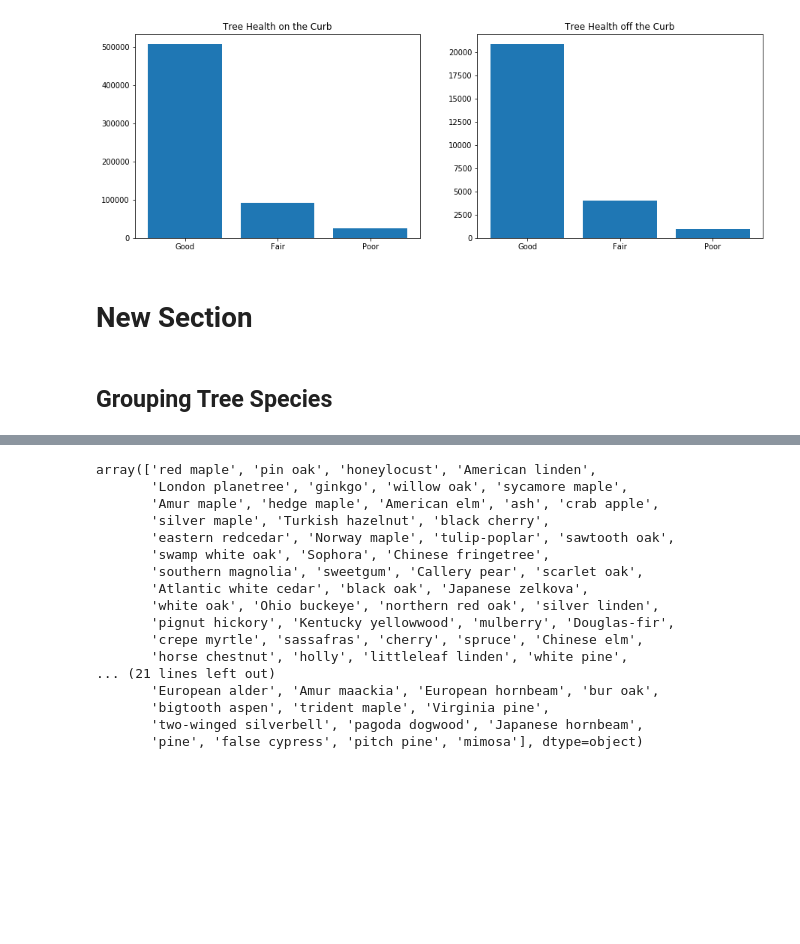
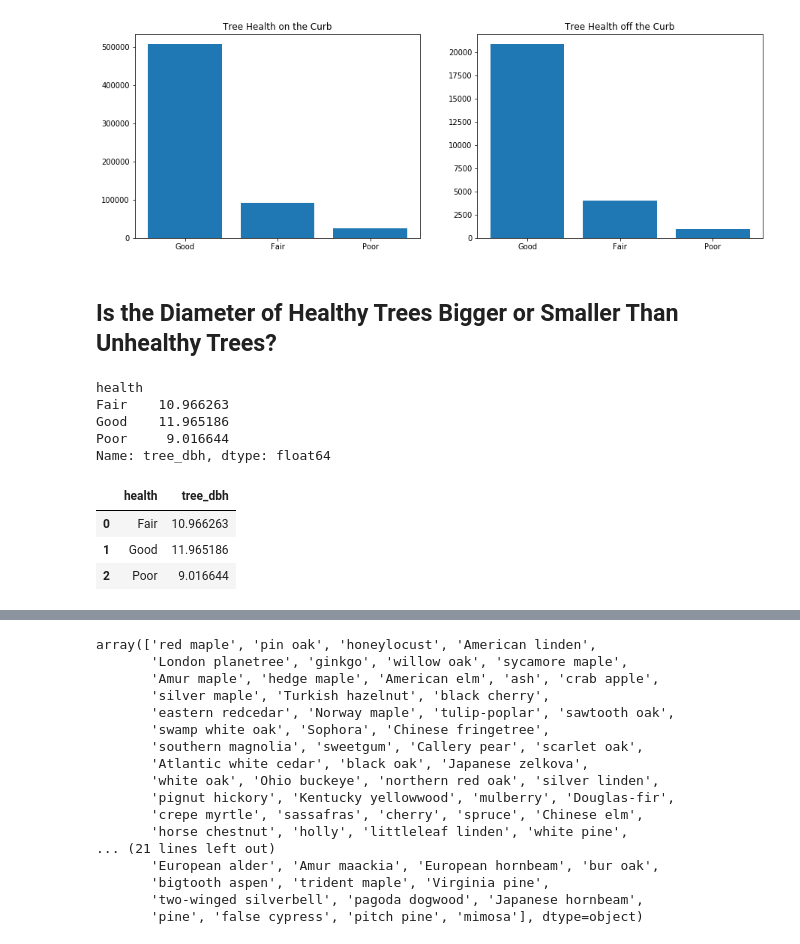
Before and after one commit to annasophiat/tree-health-census, a Jupyter notebook: capstone-tree.ipynb, the cells around one changed output, grey strips where cells are left out. Drawn from its saved outputs; the diff is of its cells as text; code cells hidden in the pictures; blank space fills up the shorter version.

```diff
--- a/capstone-tree.ipynb
+++ b/capstone-tree.ipynb
@@ -672,7 +711,20 @@ plt.bar(health_quality, curb_off)
 plt.show()
 # %% [output]
 [figure]
-# %% [markdown]
-# New Section
-# %% [markdown]
-## Grouping Tree Species
+# %% [markdown]
+## Is the Diameter of Healthy Trees Bigger or Smaller Than Unhealthy Trees?
+# %%
+tree.groupby('health').mean()['tree_dbh']
+# %% [output]
+health
+Fair    10.966263
+Good    11.965186
+Poor     9.016644
+Name: tree_dbh, dtype: float64
+# %%
+tree[['health', 'tree_dbh']].groupby('health', as_index=False).mean()
+# %% [output]
+|  | health | tree_dbh |
+| 0 | Fair | 10.966263 |
+| 1 | Good | 11.965186 |
+| 2 | Poor | 9.016644 |
```
Also changed, not shown: parts of 29 cells of this notebook.
